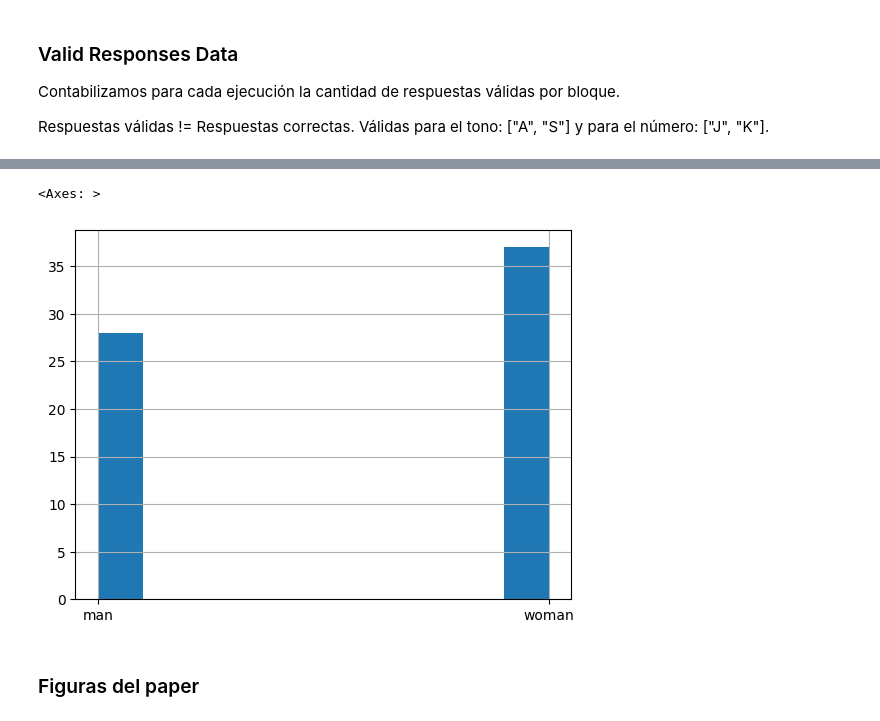
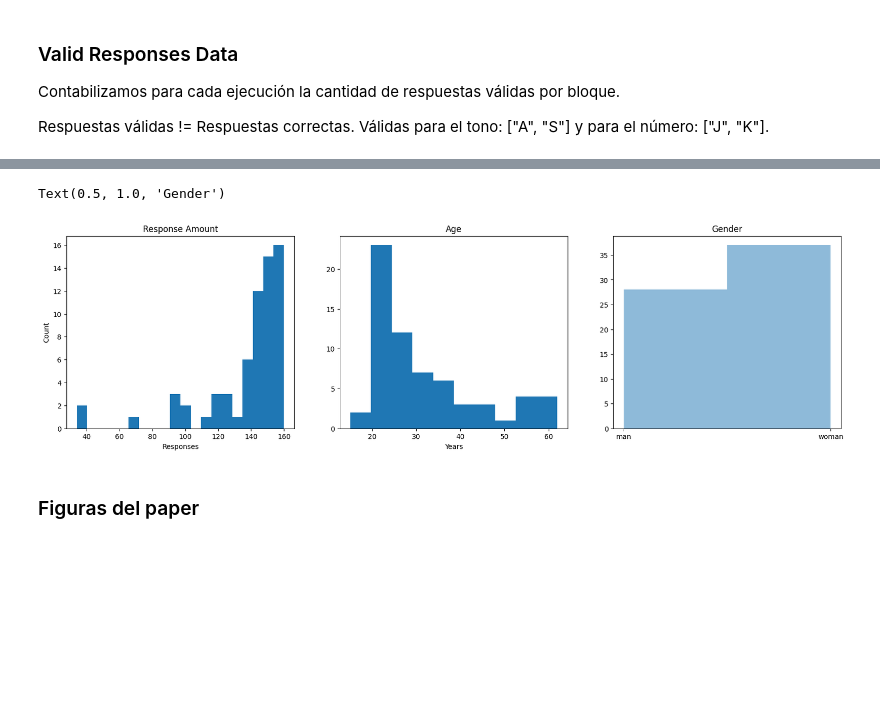
Before and after one commit to AbiOppenheim/INCC-parsing_a_cognitive_task, a Jupyter notebook: data/analysis.ipynb, the cells around one changed output, grey strips where cells are left out. Cells and saved outputs as stored; diff of their text form; code cells hidden in the pictures; blank space fills up the shorter version.

```diff
--- a/data/analysis.ipynb
+++ b/data/analysis.ipynb
@@ -58,8 +58,17 @@ df["age"].hist()
-# %%
-df["gender"].hist()
-# %% [output]
-<Axes: >
-[figure, removed]
+# %%
+fig, axs = plt.subplots(1, 3, figsize=(20, 5))
+axs[0].hist(df["total_response_amount"], bins=20)
+axs[0].set_title("Response Amount")
+axs[0].set_xlabel("Responses")
+axs[0].set_ylabel("Count")
+axs[1].hist(df["age"], bins=10)
+axs[1].set_title("Age")
+axs[1].set_xlabel("Years")
+axs[2].hist(df["gender"], bins=2)
+axs[2].set_title("Gender")
+# %% [output]
+Text(0.5, 1.0, 'Gender')
+[figure, added]
 # %% [markdown]
 ### Figuras del paper
 # %% [markdown]
```
Also changed, not shown: parts of 16 cells of this notebook.
